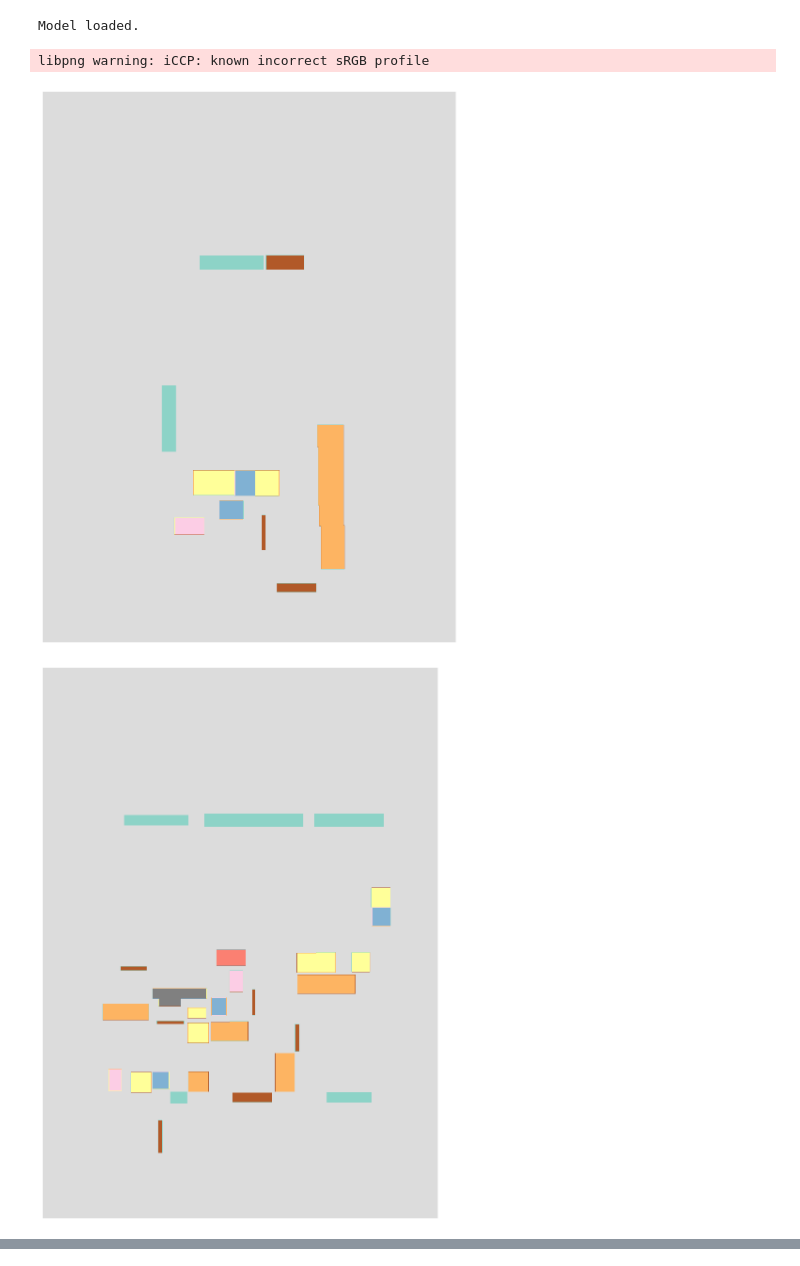
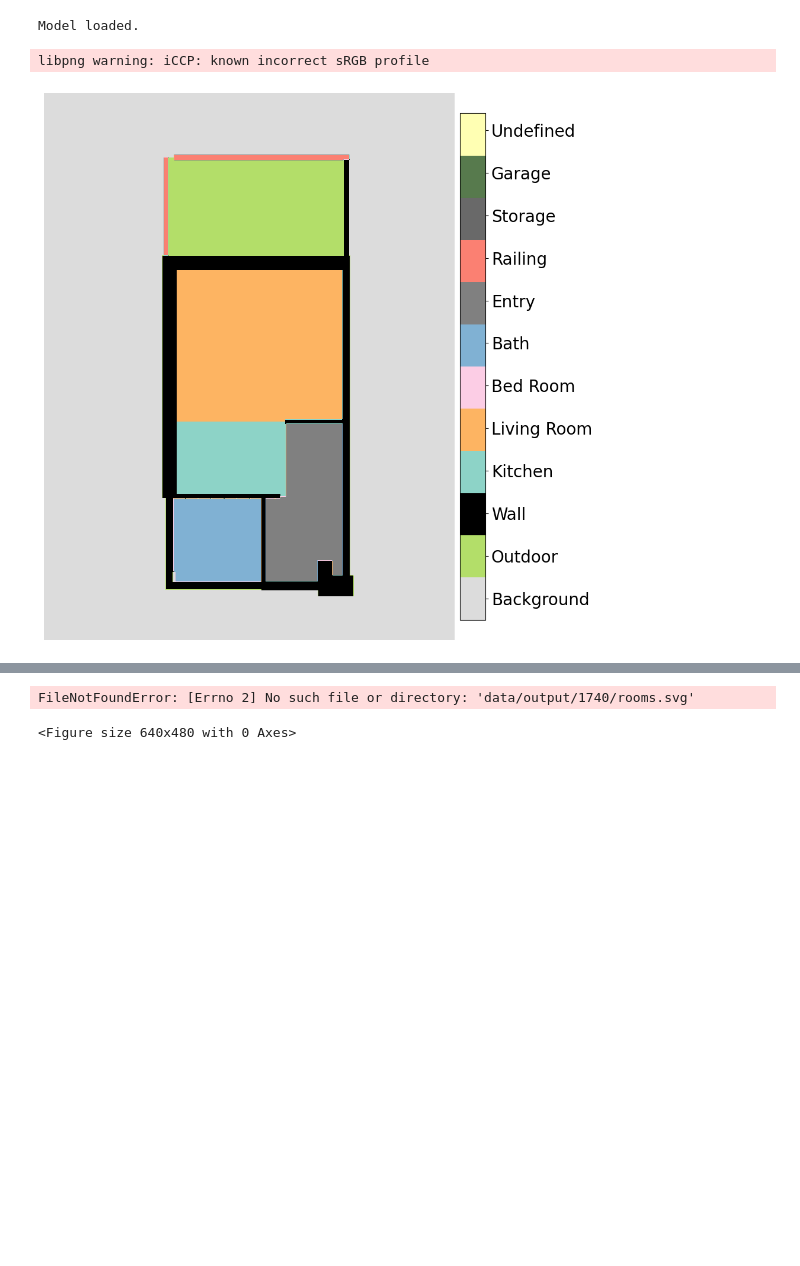
Before and after one commit to JackC90/CubiCasa5k, a Jupyter notebook: start.ipynb, the cells around one changed output, grey strips where cells are left out. Saved outputs shown, nothing was run; the diff lists cells and outputs as text; code cells hidden in the pictures; blank space fills up the shorter version.

Commit message:
Remove outputs

```diff
--- a/start.ipynb
+++ b/start.ipynb
@@ -88,37 +88,52 @@ with torch.no_grad():
       pred = model(rot_image)
       # We rotate prediction back
       pred = rot(pred, 'tensor', back)
       # We fix heatmaps
       pred = rot(pred, 'points', back)
       # We make sure the size is correct
       pred = F.interpolate(pred, size=(height, width), mode='bilinear', align_corners=True)
       # We add the prediction to output
       prediction[i] = pred[0]
 
     prediction = torch.mean(prediction, 0, True)
 
     rooms_pred = F.softmax(prediction[0, 21:21+12], 0).cpu().data.numpy()
     rooms_pred = np.argmax(rooms_pred, axis=0)
 
     icons_pred = F.softmax(prediction[0, 21+12:], 0).cpu().data.numpy()
     icons_pred = np.argmax(icons_pred, axis=0)
 
     # Post-processing
     heatmaps, rooms, icons = split_prediction(prediction, img_size, split)
     polygons, types, room_polygons, room_types = get_polygons((heatmaps, rooms, icons), 0.2, [1, 2])
 
     pol_room_seg, pol_icon_seg = polygons_to_image(polygons, types, room_polygons,  room_types, height, width)
+
+    # File directory
+    dir = os.path.join('data', 'output', '%s' % (item_id,))
+    is_exist = os.path.exists(dir)
+    if not is_exist:
+      os.mkdir(dir)
+
+    # Rooms
     plt.figure(figsize=(12,12))
     ax = plt.subplot(1, 1, 1)
     ax.axis('off')
     rseg = ax.imshow(pol_room_seg, cmap='rooms', vmin=0, vmax=n_rooms-0.1)
+    cbar = plt.colorbar(rseg, ticks=np.arange(n_rooms) + 0.5, fraction=0.046, pad=0.01)
+    cbar.ax.set_yticklabels(room_classes, fontsize=20)
+    plt.show()
+    plt.savefig(os.path.join('data', 'output', '%s' % (item_id,), 'rooms.svg'), format="svg")
+
+    # Icons
+    plt.figure(figsize=(12,12))
+    ax = plt.subplot(1, 1, 1)
+    ax.axis('off')
     iseg = ax.imshow(pol_icon_seg, cmap='icons', vmin=0, vmax=n_icons-0.1)
-    # cbar = plt.colorbar(rseg, ticks=np.arange(n_rooms) + 0.5, fraction=0.046, pad=0.01)
-    # cbar.ax.set_yticklabels(room_classes, fontsize=20)
-    plt.tight_layout()
-    # plt.savefig(f'{folder}/output.svg', format="svg")
-    plt.savefig(os.path.join('data', 'output', '%s.svg' % (item_id,)))
+    cbar = plt.colorbar(iseg, ticks=np.arange(n_icons) + 0.5, fraction=0.046, pad=0.01)
+    cbar.ax.set_yticklabels(icon_classes, fontsize=20)
+    plt.show()
+    plt.savefig(os.path.join('data', 'output', '%s' % (item_id,), 'icons.svg'), format="svg")
 # %% [output]
 libpng warning: iCCP: known incorrect sRGB profile
-[figure, old version]
+[figure, new version]
-[figure, removed]
@@ -126,0 +140,2 @@ libpng warning: iCCP: known incorrect sRGB profile
+FileNotFoundError: [Errno 2] No such file or directory: 'data/output/1740/rooms.svg'
+<Figure size 640x480 with 0 Axes>
```
Also changed, not shown: parts of 1 cell of this notebook, 5 other files.
